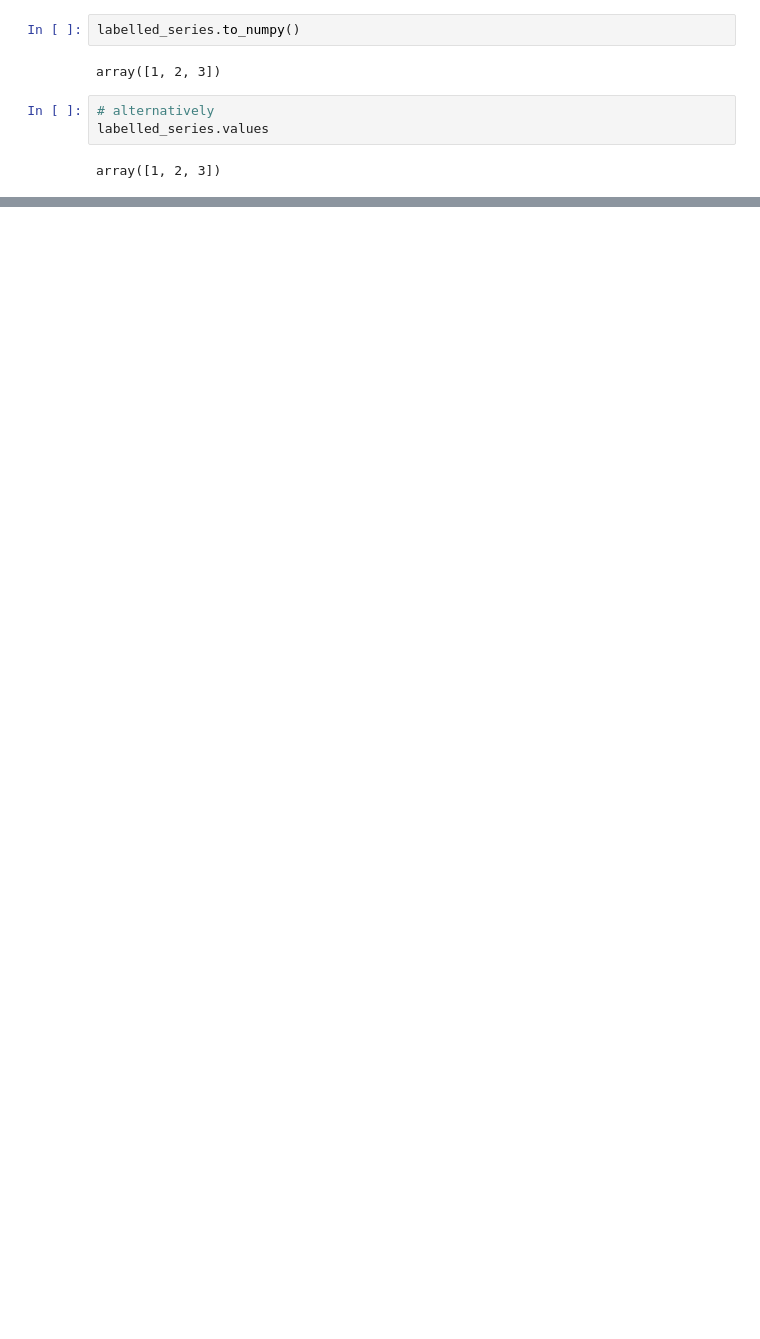
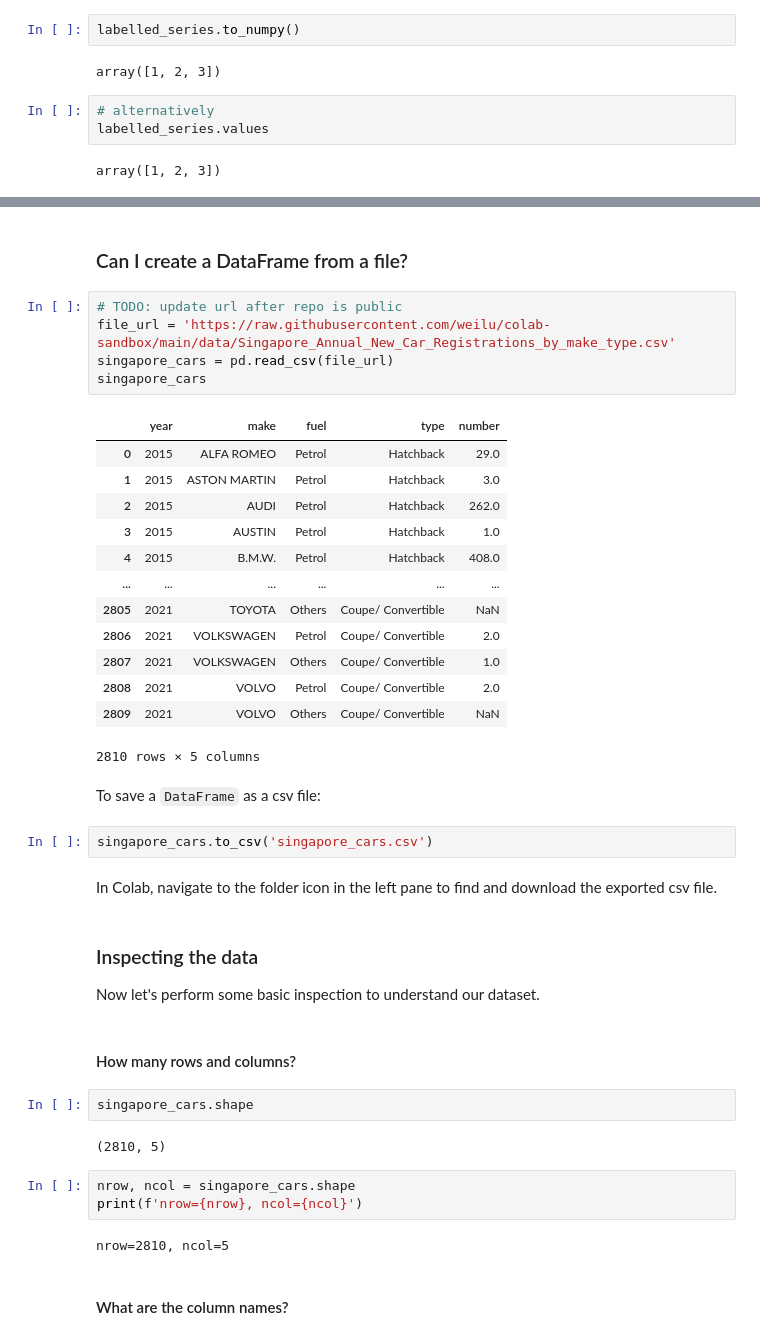
Before and after one commit to worldbank/dec-python-course, a Jupyter notebook: 1-foundations/3-numpy-and-pandas/foundations-s3.ipynb, the cells around one changed output, grey strips where cells are left out. Cells and saved outputs as stored; diff of their text form; blank space fills up the shorter version.

Commit message:
DataFrame creation, inspection, subsetting

```diff
--- a/1-foundations/3-numpy-and-pandas/foundations-s3.ipynb
+++ b/1-foundations/3-numpy-and-pandas/foundations-s3.ipynb
@@ -555,0 +605,44 @@ array([1, 2, 3])
+# %% [markdown]
+### Can I create a DataFrame from a file?
+# %%
+# TODO: update url after repo is public
+file_url = 'https://raw.githubusercontent.com/weilu/colab-sandbox/main/data/Singapore_Annual_New_Car_Registrations_by_make_type.csv'
+singapore_cars = pd.read_csv(file_url)
+singapore_cars
+# %% [output]
+|  | year | make | fuel | type | number |
+| 0 | 2015 | ALFA ROMEO | Petrol | Hatchback | 29.0 |
+| 1 | 2015 | ASTON MARTIN | Petrol | Hatchback | 3.0 |
+| 2 | 2015 | AUDI | Petrol | Hatchback | 262.0 |
+| 3 | 2015 | AUSTIN | Petrol | Hatchback | 1.0 |
+| 4 | 2015 | B.M.W. | Petrol | Hatchback | 408.0 |
+| ... | ... | ... | ... | ... | ... |
+| 2805 | 2021 | TOYOTA | Others | Coupe/ Convertible | NaN |
+| 2806 | 2021 | VOLKSWAGEN | Petrol | Coupe/ Convertible | 2.0 |
+| 2807 | 2021 | VOLKSWAGEN | Others | Coupe/ Convertible | 1.0 |
+| 2808 | 2021 | VOLVO | Petrol | Coupe/ Convertible | 2.0 |
+| 2809 | 2021 | VOLVO | Others | Coupe/ Convertible | NaN |
+2810 rows × 5 columns
+# %% [markdown]
+To save a `DataFrame` as a csv file:
+# %%
+singapore_cars.to_csv('singapore_cars.csv')
+# %% [markdown]
+In Colab, navigate to the folder icon in the left pane to find and download the exported csv file.
+# %% [markdown]
+### Inspecting the data
+
+Now let's perform some basic inspection to understand our dataset.
+# %% [markdown]
+#### How many rows and columns?
+# %%
+singapore_cars.shape
+# %% [output]
+(2810, 5)
+# %%
+nrow, ncol = singapore_cars.shape
+print(f'nrow={nrow}, ncol={ncol}')
+# %% [output]
+nrow=2810, ncol=5
+# %% [markdown]
+#### What are the column names?
```
Also changed, not shown: parts of 42 cells of this notebook.
